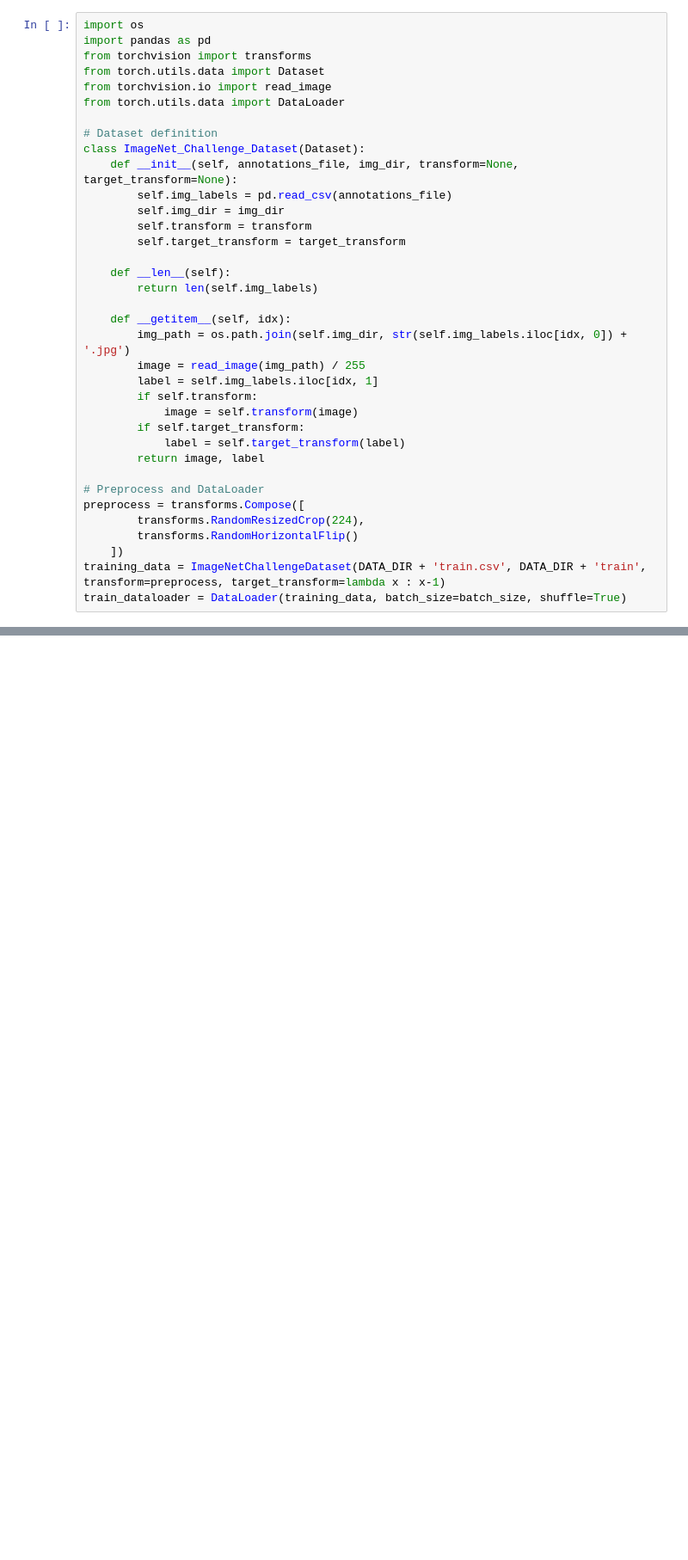
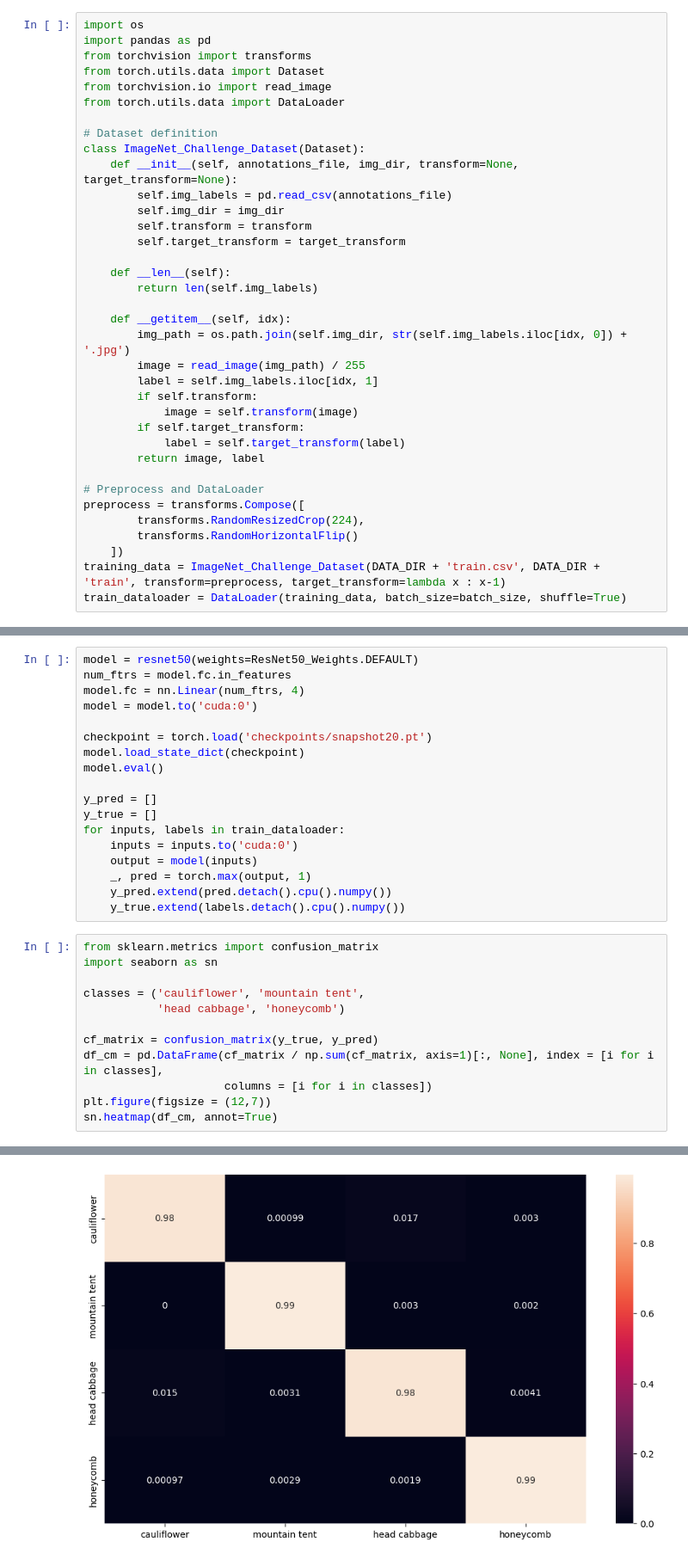
Before and after one commit to mavolio1/Wideverse_ImageNet_Classification, a Jupyter notebook: Prototype.ipynb, the cells around one changed output, grey strips where cells are left out. Shown at 86% size. Drawn from its saved outputs; the diff is of its cells as text; blank space fills up the shorter version.

Commit message:
conf matrix, model class and requirement.txt

```diff
--- a/Prototype.ipynb
+++ b/Prototype.ipynb
@@ -43,7 +43,7 @@ preprocess = transforms.Compose([
         transforms.RandomResizedCrop(224),
         transforms.RandomHorizontalFlip()
     ])
-training_data = ImageNetChallengeDataset(DATA_DIR + 'train.csv', DATA_DIR + 'train', transform=preprocess, target_transform=lambda x : x-1)
+training_data = ImageNet_Challenge_Dataset(DATA_DIR + 'train.csv', DATA_DIR + 'train', transform=preprocess, target_transform=lambda x : x-1)
 train_dataloader = DataLoader(training_data, batch_size=batch_size, shuffle=True)
 # %%
 import numpy as np
@@ -161,0 +181,31 @@ plt.plot(range(len(losses)), np.log(losses))
+# %%
+model = resnet50(weights=ResNet50_Weights.DEFAULT)
+num_ftrs = model.fc.in_features
+model.fc = nn.Linear(num_ftrs, 4)
+model = model.to('cuda:0')
+
+checkpoint = torch.load('checkpoints/snapshot20.pt')
+model.load_state_dict(checkpoint)
+model.eval()
+
+y_pred = []
+y_true = []
+for inputs, labels in train_dataloader:
+    inputs = inputs.to('cuda:0')
+    output = model(inputs)
+    _, pred = torch.max(output, 1)
+    y_pred.extend(pred.detach().cpu().numpy())
+    y_true.extend(labels.detach().cpu().numpy())
+# %%
+from sklearn.metrics import confusion_matrix
+import seaborn as sn
+
+classes = ('cauliflower', 'mountain tent',
+           'head cabbage', 'honeycomb')
+
+cf_matrix = confusion_matrix(y_true, y_pred)
+df_cm = pd.DataFrame(cf_matrix / np.sum(cf_matrix, axis=1)[:, None], index = [i for i in classes],
+                     columns = [i for i in classes])
+plt.figure(figsize = (12,7))
+sn.heatmap(df_cm, annot=True)
+# %% [output]
@@ -161,0 +213 @@ plt.plot(range(len(losses)), np.log(losses))
+[figure, added]
```
Also changed, not shown: parts of 5 cells of this notebook, 3 other files.
